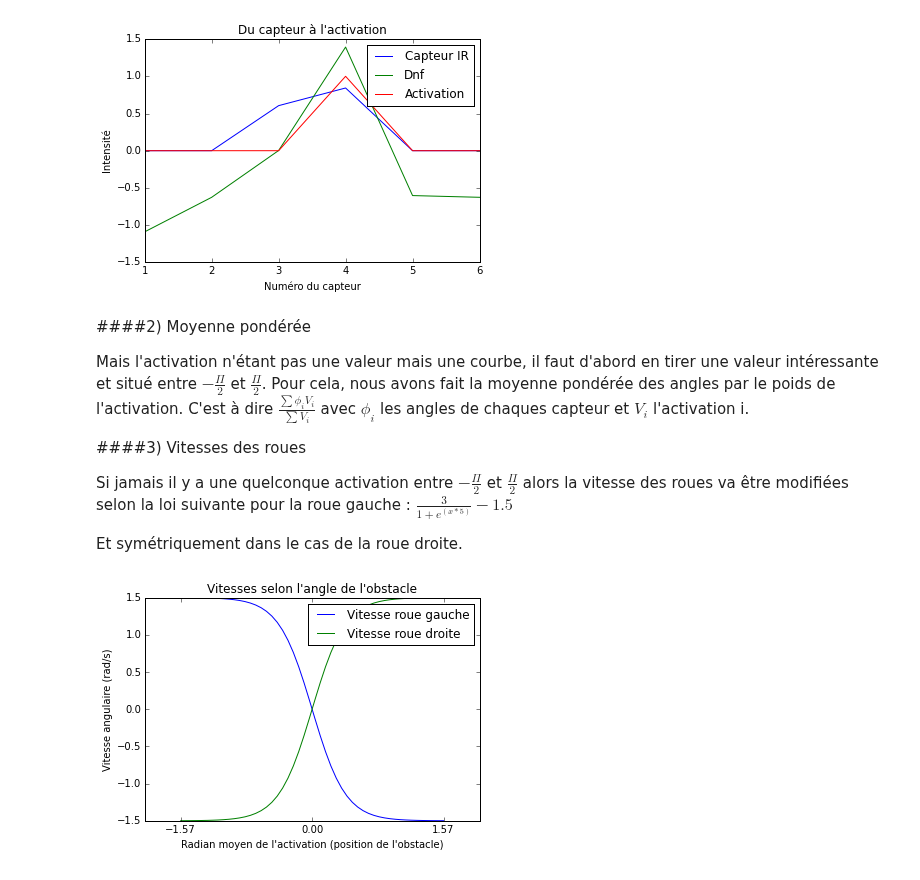
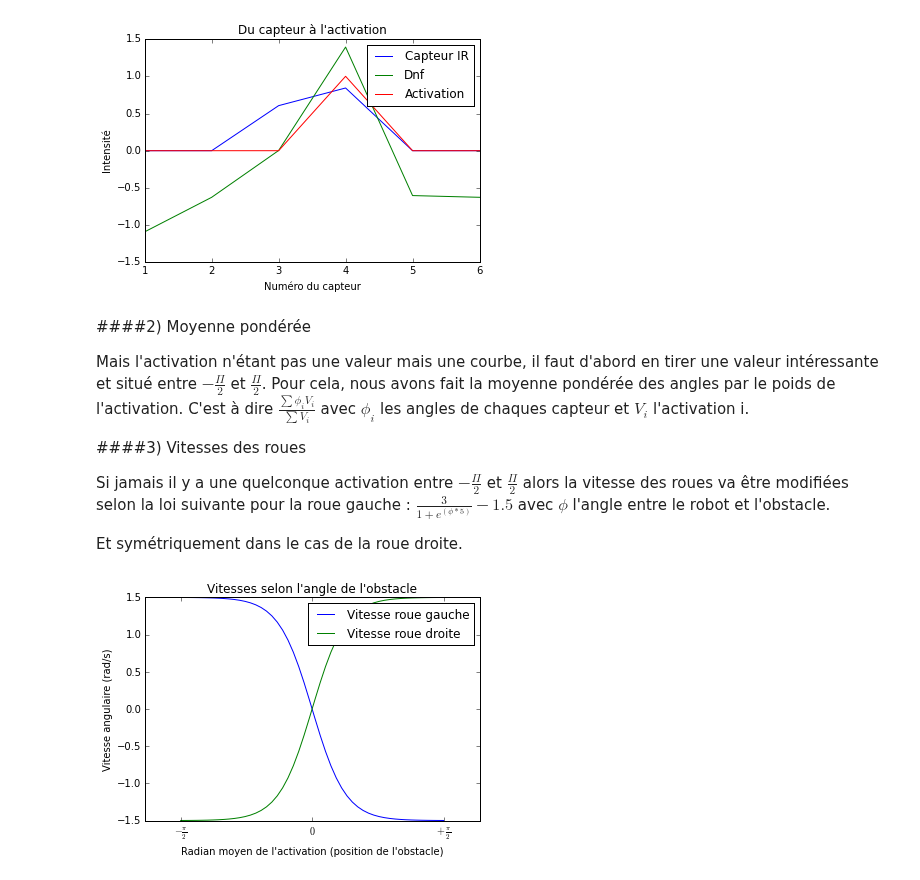
Before and after one commit to bchappet/dnfpy, a Jupyter notebook: Rapport/Rapport.ipynb, the cells around one changed output. Cells and saved outputs as stored; diff of their text form; code cells hidden in the pictures.

```diff
--- a/Rapport/Rapport.ipynb
+++ b/Rapport/Rapport.ipynb
@@ -76,21 +76,21 @@ C'est à dire $\frac{\sum{\phi_i V_i}}{\sum{V_i}}$ avec $\phi_i$ les angles de c
 ####3) Vitesses des roues
 
 Si jamais il y a une quelconque activation entre $-\frac{\Pi}{2}$ et $\frac{\Pi}{2}$ alors la vitesse des roues va être modifiées selon la loi suivante pour la roue gauche :
-$\frac{3}{1+e^{(x*5)}}-1.5$
+$\frac{3}{1+e^{(\phi*5)}}-1.5$ avec $\phi$ l'angle entre le robot et l'obstacle.
 <p>Et symétriquement dans le cas de la roue droite.</p>
 # %%
 x, st = np.linspace(-math.pi/2,math.pi/2, retstep=True)
 vL = 3/(1+np.exp(x*5))-1.5
 vR = 3/(1+np.exp(-x*5))-1.5
 plt.plot(x,vL,label='Vitesse roue gauche')
 plt.plot(x,vR,label='Vitesse roue droite')
 plt.legend()
 plt.xlabel("Radian moyen de l'activation (position de l'obstacle)")
 plt.ylabel("Vitesse angulaire (rad/s)")
 plt.title("Vitesses selon l'angle de l'obstacle")
-plt.xticks([-math.pi/2, 0, math.pi/2])
+plt.xticks([-math.pi/2, 0, math.pi/2], [r'$-\frac{\pi}{2}$', r'$0$', r'$+\frac{\pi}{2}$'])
 plt.show()
 # %% [output]
-[figure, old version]
+[figure, new version]
 # %% [markdown]
 
```
Also changed, not shown: parts of 4 cells of this notebook.
